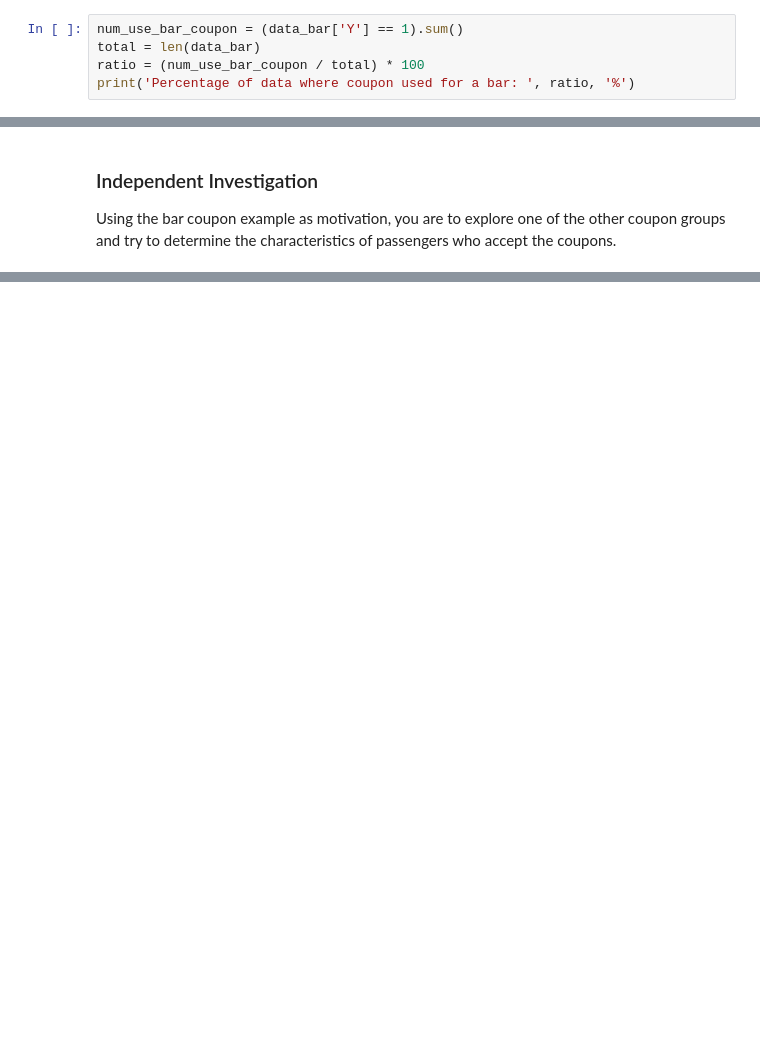
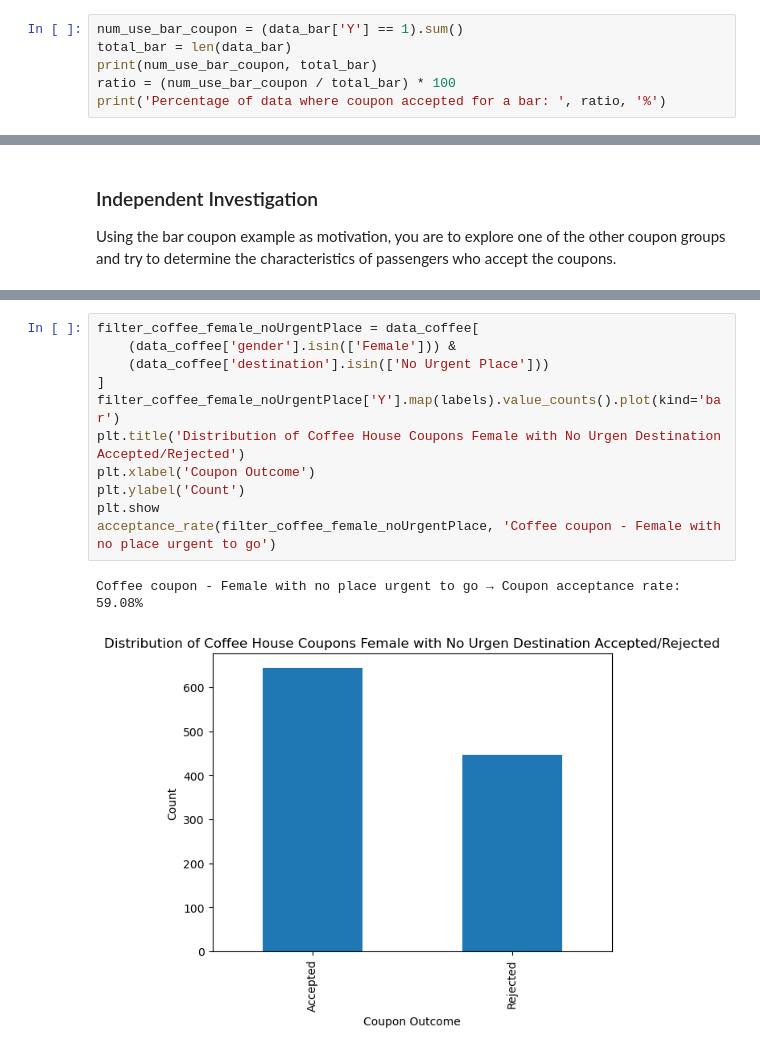
Before and after one commit to ayamundhenk/Assignment5.1, a Jupyter notebook: prompt.ipynb, the cells around one changed output, grey strips where cells are left out. Saved outputs shown, nothing was run; the diff lists cells and outputs as text; blank space fills up the shorter version.

```diff
--- a/prompt.ipynb
+++ b/prompt.ipynb
@@ -178,7 +178,8 @@ data_bar.head()
 2. What proportion of bar coupons were accepted?
 # %%
 num_use_bar_coupon = (data_bar['Y'] == 1).sum()
-total = len(data_bar)
-ratio = (num_use_bar_coupon / total) * 100
-print('Percentage of data where coupon used for a bar: ', ratio, '%')
+total_bar = len(data_bar)
+print(num_use_bar_coupon, total_bar)
+ratio = (num_use_bar_coupon / total_bar) * 100
+print('Percentage of data where coupon accepted for a bar: ', ratio, '%')
 # %% [output]
@@ -259,0 +425,14 @@ Using the bar coupon example as motivation, you are to explore one of the other
+# %%
+filter_coffee_female_noUrgentPlace = data_coffee[
+    (data_coffee['gender'].isin(['Female'])) &
+    (data_coffee['destination'].isin(['No Urgent Place']))
+]
+filter_coffee_female_noUrgentPlace['Y'].map(labels).value_counts().plot(kind='bar')
+plt.title('Distribution of Coffee House Coupons Female with No Urgen Destination Accepted/Rejected')
+plt.xlabel('Coupon Outcome')
+plt.ylabel('Count')
+plt.show
+acceptance_rate(filter_coffee_female_noUrgentPlace, 'Coffee coupon - Female with no place urgent to go')
+# %% [output]
+Coffee coupon - Female with no place urgent to go → Coupon acceptance rate: 59.08%
+[figure, added]
```
Also changed, not shown: parts of 14 cells of this notebook.
